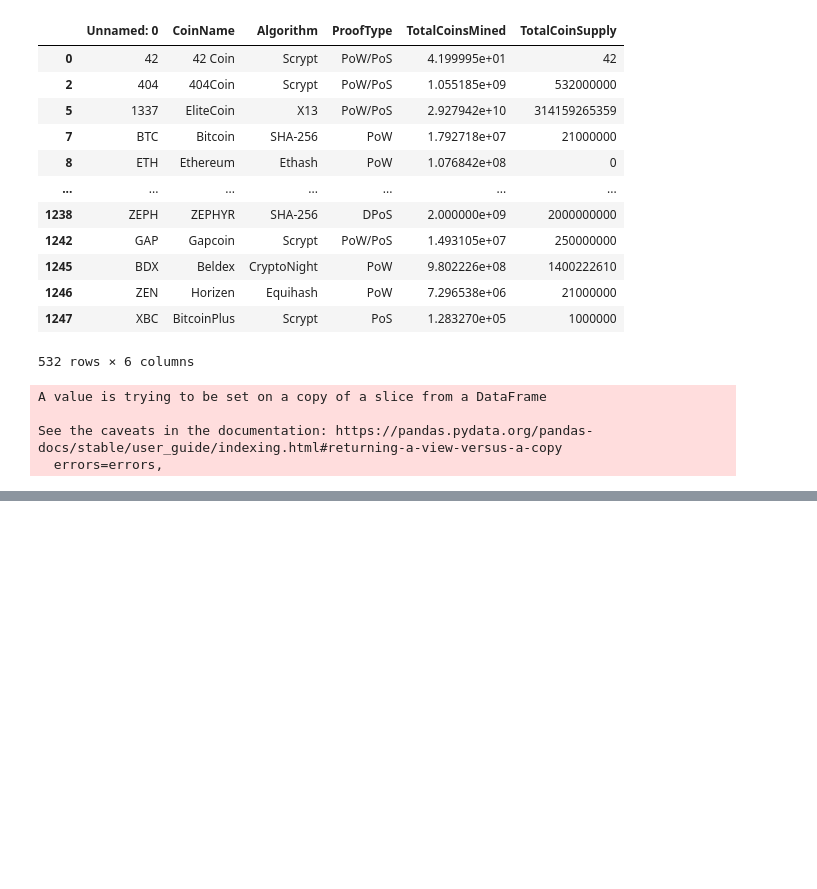
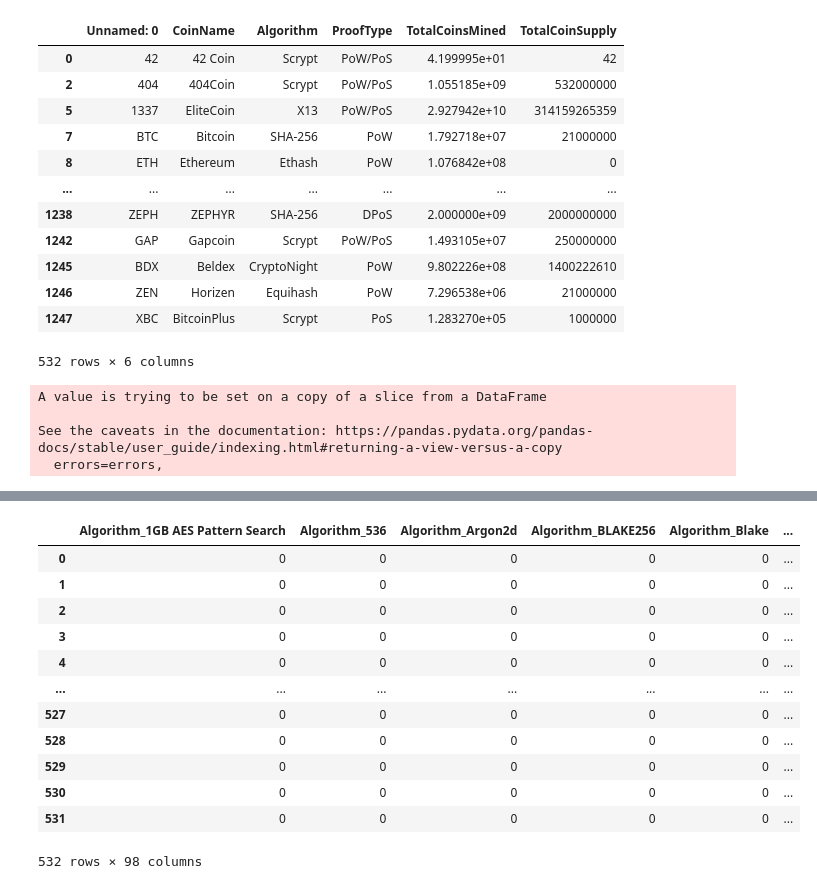
Before and after one commit to sdinespierce/unsupervised-learning-challenge, a Jupyter notebook: main.ipynb, the cells around one changed output, grey strips where cells are left out. Saved outputs shown, nothing was run; the diff lists cells and outputs as text; code cells hidden in the pictures; blank space fills up the shorter version.

Commit message:
finished cleaning

```diff
--- a/main.ipynb
+++ b/main.ipynb
@@ -109,0 +125,10 @@ raw_data
+# %%
+from sklearn.preprocessing import StandardScaler
+scaler = StandardScaler()
+scaled_data = scaler.fit_transform(raw_data[["TotalCoinsMined", "TotalCoinSupply"]])
+#raw_data["TotalCoinsMined"] = scaled_data[0]
+#raw_data["TotalCoinSupply"] = scaled_data[1]
+# %%
+scaled_df = pd.DataFrame(scaled_data)
+scaled_df.rename(columns={0:"TotalCoinsMined", 1: "TotalCoinSupply"}, inplace=True)
+scaled_df
@@ -109,0 +153,5 @@ raw_data
+# %%
+raw_data.drop(columns=["TotalCoinsMined", "TotalCoinSupply"], inplace=True)
+raw_data.reset_index(drop=True, inplace=True)
+clean_df = pd.merge(raw_data, scaled_df, how="outer", left_index=True, right_index=True)
+clean_df.columns
@@ -109,0 +176,17 @@ raw_data
+# %%
+
+clean_df
+# %% [output]
+|  | Algorithm_1GB AES Pattern Search | Algorithm_536 | Algorithm_Argon2d | Algorithm_BLAKE256 | Algorithm_Blake | ... |
+| 0 | 0 | 0 | 0 | 0 | 0 | ... |
+| 1 | 0 | 0 | 0 | 0 | 0 | ... |
+| 2 | 0 | 0 | 0 | 0 | 0 | ... |
+| 3 | 0 | 0 | 0 | 0 | 0 | ... |
+| 4 | 0 | 0 | 0 | 0 | 0 | ... |
+| ... | ... | ... | ... | ... | ... | ... |
+| 527 | 0 | 0 | 0 | 0 | 0 | ... |
+| 528 | 0 | 0 | 0 | 0 | 0 | ... |
+| 529 | 0 | 0 | 0 | 0 | 0 | ... |
+| 530 | 0 | 0 | 0 | 0 | 0 | ... |
+| 531 | 0 | 0 | 0 | 0 | 0 | ... |
+532 rows × 98 columns
```
Also changed, not shown: parts of 6 cells of this notebook.
